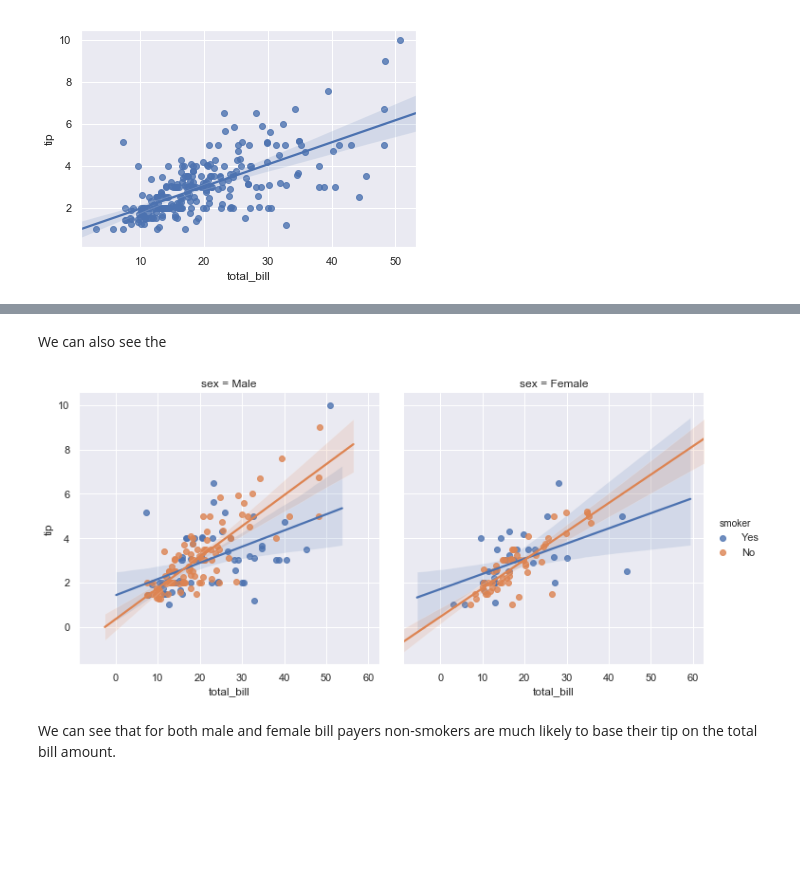
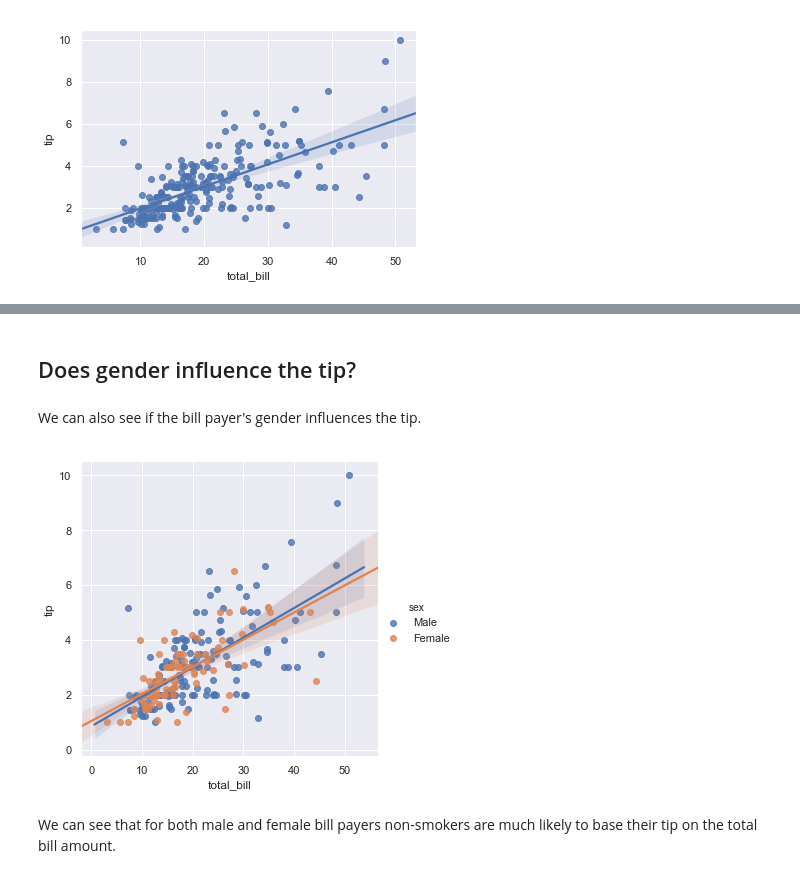
Before and after one commit to fionaoriordan/52446_19_tips, a Jupyter notebook: tips_notebook.ipynb, the cells around one changed output, grey strips where cells are left out. Saved outputs shown, nothing was run; the diff lists cells and outputs as text; code cells hidden in the pictures; blank space fills up the shorter version.

```diff
--- a/tips_notebook.ipynb
+++ b/tips_notebook.ipynb
@@ -345,9 +351,11 @@ g = sns.lmplot(x="total_bill", y="tip", col = 'sex',hue="smoker", data=tips)
+# %% [markdown]
+## Does gender influence the tip?
 # %% [markdown]
-We can also see the
+We can also see if  the bill payer's gender influences the tip.
 # %%
-g = sns.lmplot(x="total_bill", y="tip", col = 'sex',hue="smoker", data=tips)
+g = sns.lmplot(x="total_bill", y="tip",hue="sex", data=tips)
 # %% [output]
-[figure, old version]
+[figure, new version]
 # %% [markdown]
 We can see that for both male and female bill payers non-smokers are much likely to base their tip on the total bill amount.
 # %%
```
Also changed, not shown: parts of 5 cells of this notebook.
